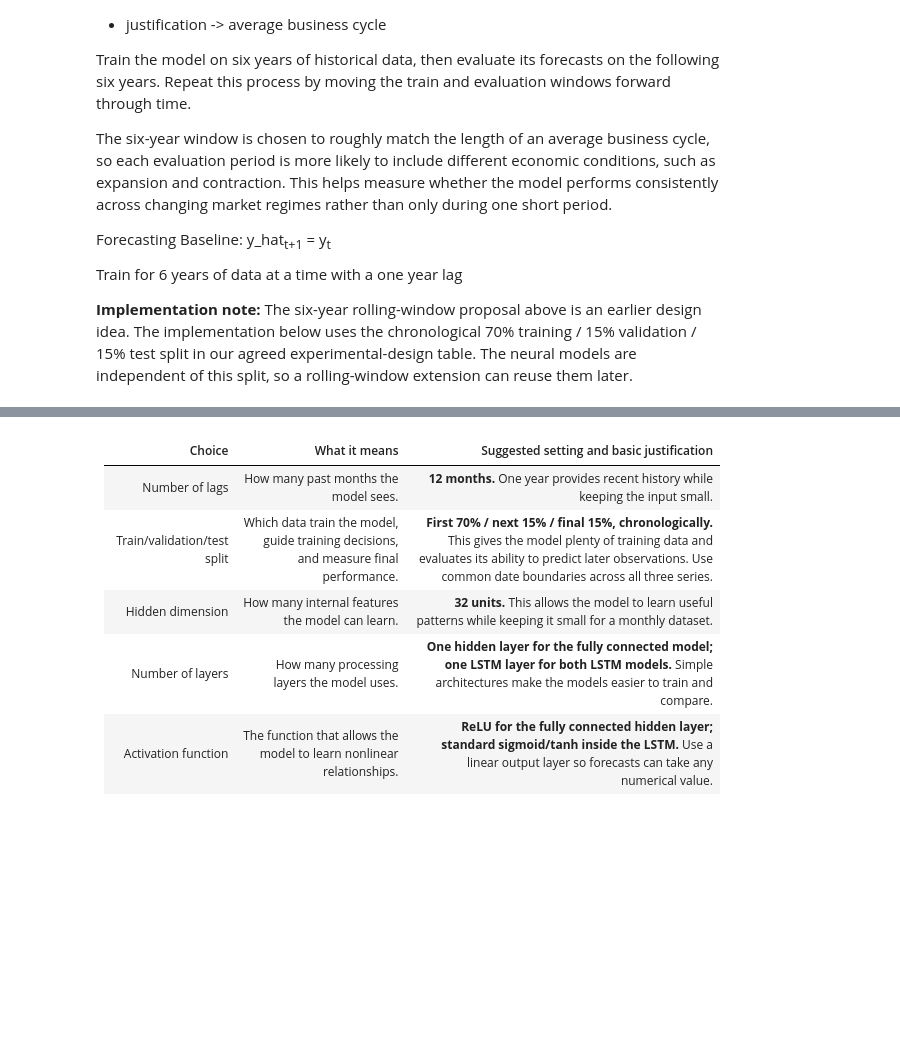
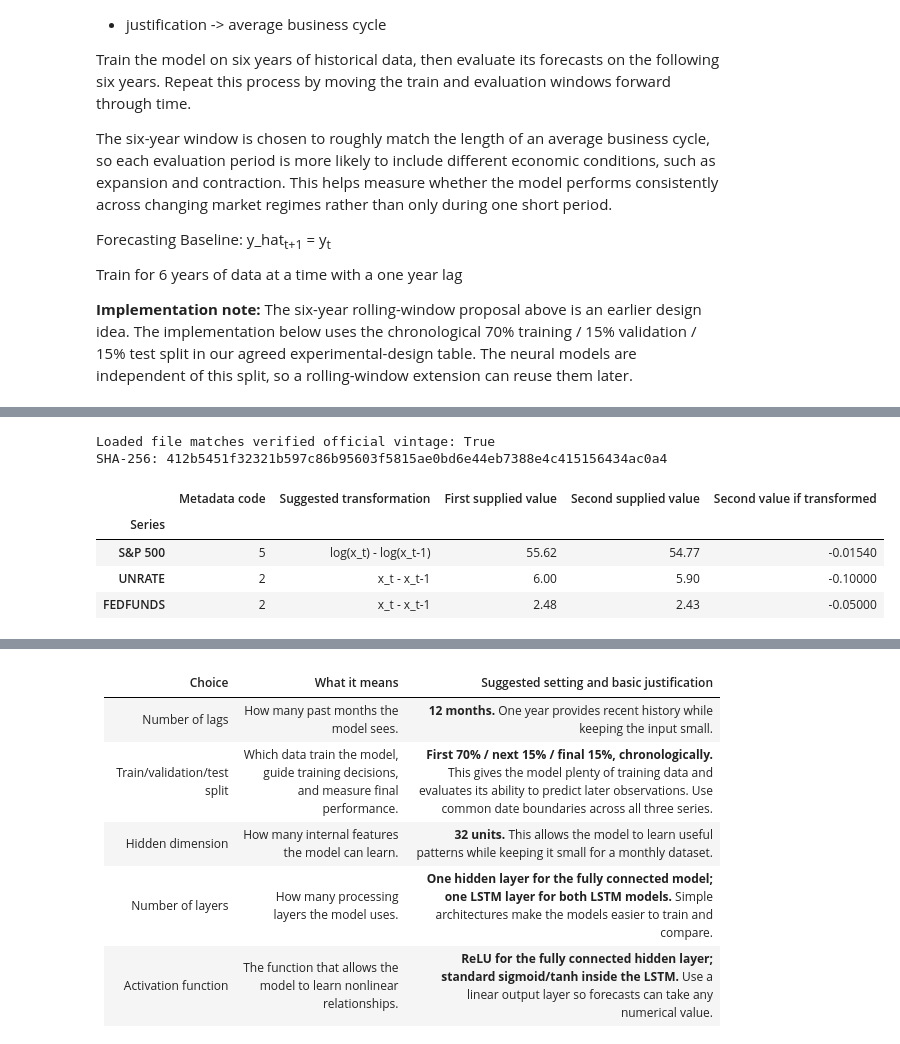
Before and after one commit to kylelaw529/VIP-HW-2, a Jupyter notebook: VIP_Homework2.ipynb, the cells around one changed output, grey strips where cells are left out. Drawn from its saved outputs; the diff is of its cells as text; code cells hidden in the pictures; blank space fills up the shorter version.

```diff
--- a/VIP_Homework2.ipynb
+++ b/VIP_Homework2.ipynb
@@ -76,0 +85,30 @@ dtype: int64
+# %%
+VERIFIED_SOURCE_SHA256 = "412b5451f32321b597c86b95603f5815ae0bd6e44eb7388e4c415156434ac0a4"
+source_sha256 = hashlib.sha256(DATA_PATH.read_bytes()).hexdigest()
+print("Loaded file matches verified official vintage:", source_sha256 == VERIFIED_SOURCE_SHA256)
+print("SHA-256:", source_sha256)
+
+analysis_columns = ["S&P 500", "UNRATE", "FEDFUNDS"]
+transformation_labels = {5: "log(x_t) - log(x_t-1)", 2: "x_t - x_t-1"}
+audit_rows = []
+for column in analysis_columns:
+    first, second = extracted[column].iloc[:2]
+    tcode = transformation_codes.get(column)
+    hypothetical = (np.log(second / first) if tcode == 5
+                    else second - first if tcode == 2 else np.nan)
+    audit_rows.append({"Series": column, "Metadata code": tcode,
+                       "Suggested transformation": transformation_labels.get(tcode, "Not supplied"),
+                       "First supplied value": first, "Second supplied value": second,
+                       "Second value if transformed": hypothetical})
+transformation_audit = pd.DataFrame(audit_rows).set_index("Series")
+display(transformation_audit.style.format({"Metadata code": "{:.0f}",
+        "First supplied value": "{:.2f}", "Second supplied value": "{:.2f}",
+        "Second value if transformed": "{:.5f}"}, na_rep="n.a."))
+# %% [output]
+Loaded file matches verified official vintage: True
+SHA-256: 412b5451f32321b597c86b95603f5815ae0bd6e44eb7388e4c415156434ac0a4
+|  | Metadata code | Suggested transformation | First supplied value | Second supplied value | Second value if transformed |
+| Series |  |  |  |  |  |
+| S&P 500 | 5 | log(x_t) - log(x_t-1) | 55.62 | 54.77 | -0.01540 |
+| UNRATE | 2 | x_t - x_t-1 | 6.00 | 5.90 | -0.10000 |
+| FEDFUNDS | 2 | x_t - x_t-1 | 2.48 | 2.43 | -0.05000 |
```
Also changed, not shown: parts of 12 cells of this notebook, 5 other files.
